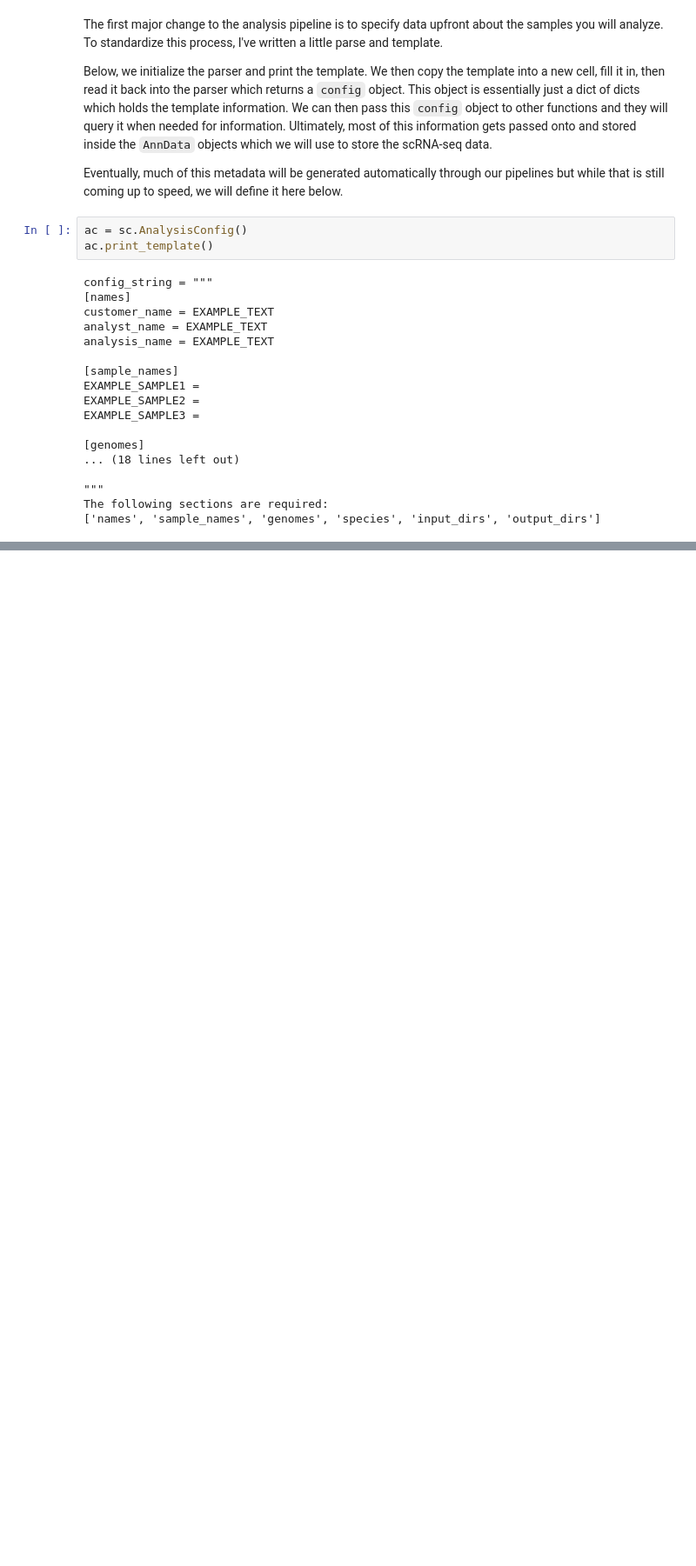
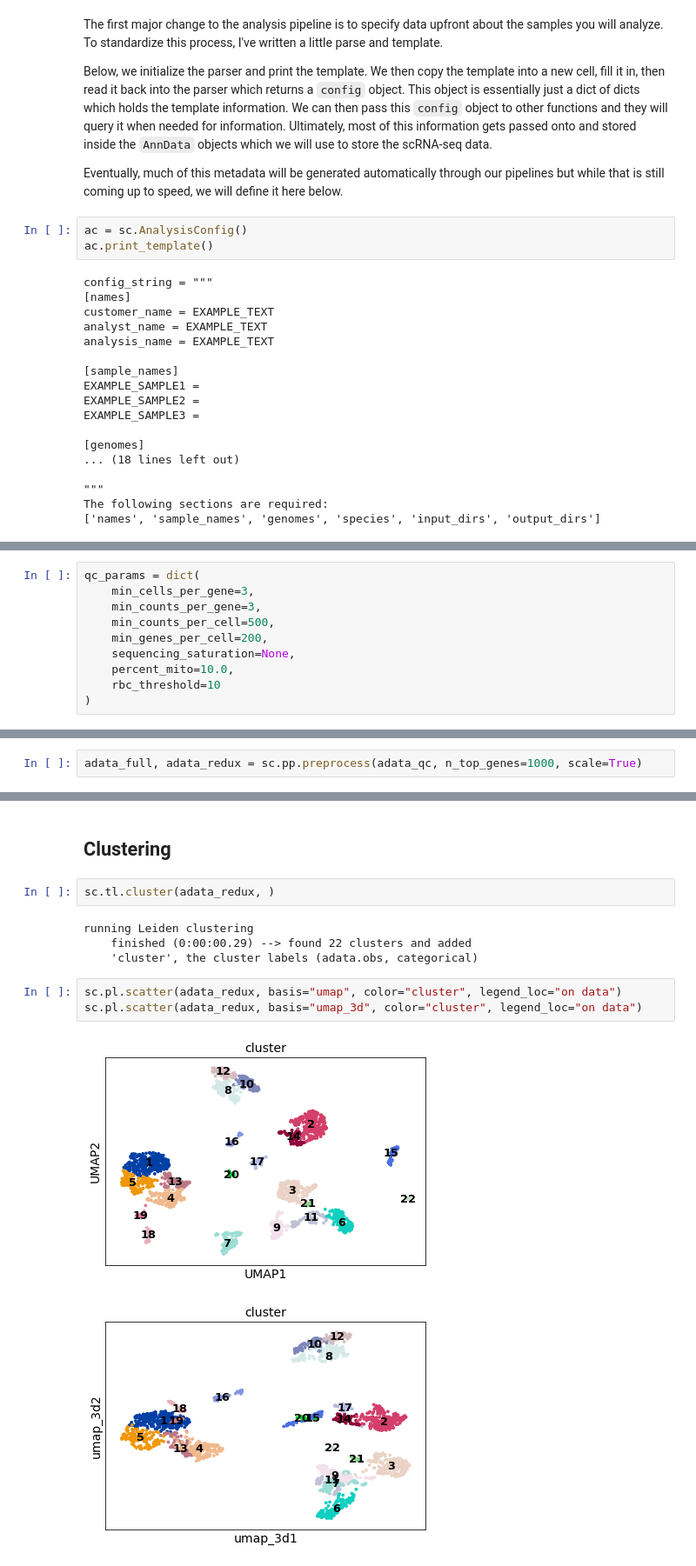
Before and after one commit to TheJacksonLaboratory/scanpy_recipes, a Jupyter notebook: examples/Analysis-Template.ipynb, the cells around one changed output, grey strips where cells are left out. Shown at 87% size. Saved outputs shown, nothing was run; the diff lists cells and outputs as text; blank space fills up the shorter version.

```diff
--- a/examples/Analysis-Template.ipynb
+++ b/examples/Analysis-Template.ipynb
@@ -136,0 +264,10 @@ s
+# %%
+qc_params = dict(
+    min_cells_per_gene=3,
+    min_counts_per_gene=3,
+    min_counts_per_cell=500,
+    min_genes_per_cell=200,
+    sequencing_saturation=None,
+    percent_mito=10.0,
+    rbc_threshold=10
+)
@@ -136,0 +377,2 @@ s
+# %%
+adata_full, adata_redux = sc.pp.preprocess(adata_qc, n_top_genes=1000, scale=True)
@@ -136,0 +409,14 @@ s
+# %% [markdown]
+## Clustering
+# %%
+sc.tl.cluster(adata_redux, )
+# %% [output]
+running Leiden clustering
+    finished (0:00:00.29) --> found 22 clusters and added
+    'cluster', the cluster labels (adata.obs, categorical)
+# %%
+sc.pl.scatter(adata_redux, basis="umap", color="cluster", legend_loc="on data")
+sc.pl.scatter(adata_redux, basis="umap_3d", color="cluster", legend_loc="on data")
+# %% [output]
+[figure, added]
+[figure, added]
```
Also changed, not shown: parts of 56 cells of this notebook.
